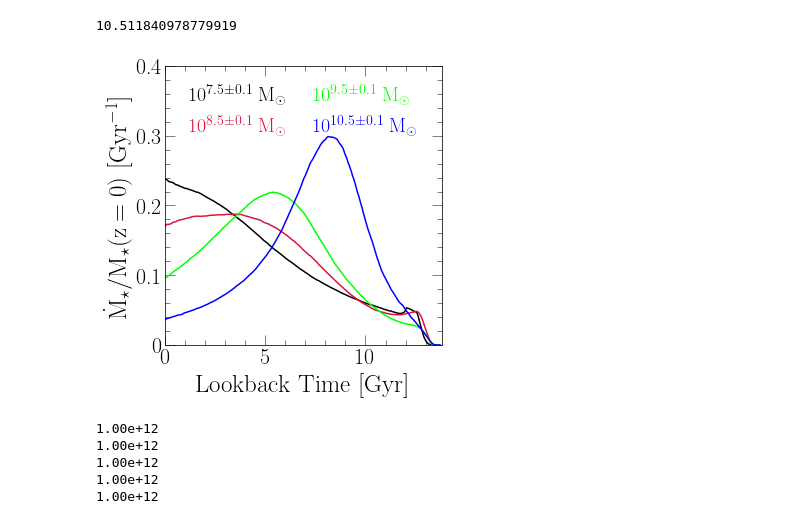
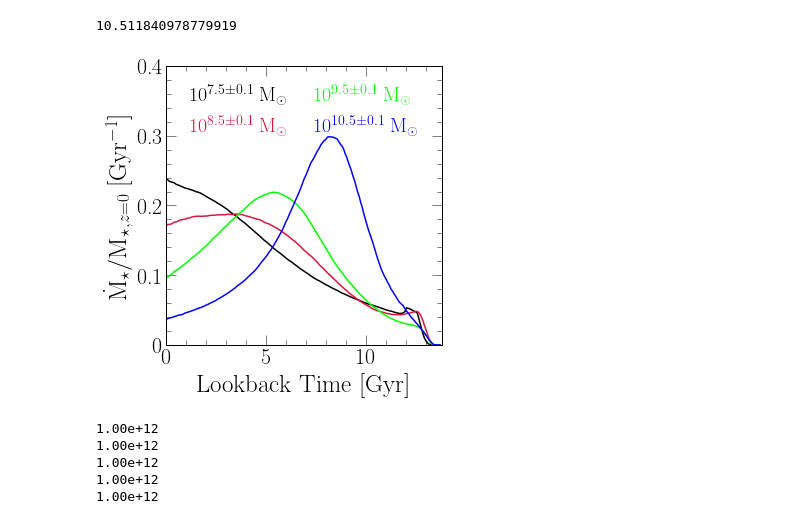
Before and after one commit to giganano/iarates, a Jupyter notebook: notebooks/umachine.ipynb, the cells around one changed output. Drawn from its saved outputs; the diff is of its cells as text; code cells hidden in the pictures.

```diff
--- a/notebooks/umachine.ipynb
+++ b/notebooks/umachine.ipynb
@@ -68,7 +68,7 @@ fig = plt.figure(figsize = (5, 5))
 ax = fig.add_subplot(111)
 ax.set_xlabel("Lookback Time [Gyr]", fontsize = 25)
 # ax.set_ylabel(r"$\propto\dot{\text{M}}_\star$ [M$_\odot$ yr$^{-1}$]", fontsize = 25)
-ax.set_ylabel(r"$\dot{\text{M}}_\star / \text{M}_\star(\text{z} = 0)$ [Gyr$^{-1}$]", fontsize = 25)
+ax.set_ylabel(r"$\dot{\text{M}}_\star / \text{M}_{\star,z=0}$ [Gyr$^{-1}$]", fontsize = 25)
 ax.yaxis.set_major_formatter(fsf("%g"))
 ax.set_xlim([0, 13.8])
 ax.set_ylim([0, 0.4])
@@ -85,34 +85,34 @@ for i in range(len(sm)):
     kwargs = {
         "c": named_colors()[colors[sm[i]]],
         "label": r"$10^{%.1f \pm 0.1}~\text{M}_\odot$" % (sm[i])
     }
     ax.plot(xvals, yvals, **kwargs)
     kwargs = {
         "color": named_colors()[colors[sm[i]]],
         "alpha": 0.3
     }
 #     yvals1 = [multipliers[sm[i]] * (a + b) for a, b in zip(data[key]["sfh_all"], data[key]["sfh_all_+err"])]
 #     yvals2 = [multipliers[sm[i]] * (a - b) for a, b in zip(data[key]["sfh_all"], data[key]["sfh_all_-err"])]
 #     ax.fill_between(xvals, yvals1, yvals2, **kwargs)
 
 kwargs = {
     "loc": mpl_loc("upper left"),
     "handlelength": 0,
     "ncol": 2,
     "fontsize": 20,
     "columnspacing": 1
 }
 leg = ax.legend(**kwargs)
 fancy_legend(leg, [colors[_] for _ in sm])
 
 plt.tight_layout()
 for ext in ["pdf", "jpeg"]:
     kwargs = {}
     if ext == "jpeg": kwargs["dpi"] = 200
     plt.savefig("../paper/umachine_sfhs.%s" % (ext), **kwargs)
 plt.show()
 # %% [output]
-[figure, old version]
+[figure, new version]
 # %%
 fig = plt.figure(figsize = (5.5, 5))
 ax = fig.add_subplot(111)
```
Also changed, not shown: 8 other files.
